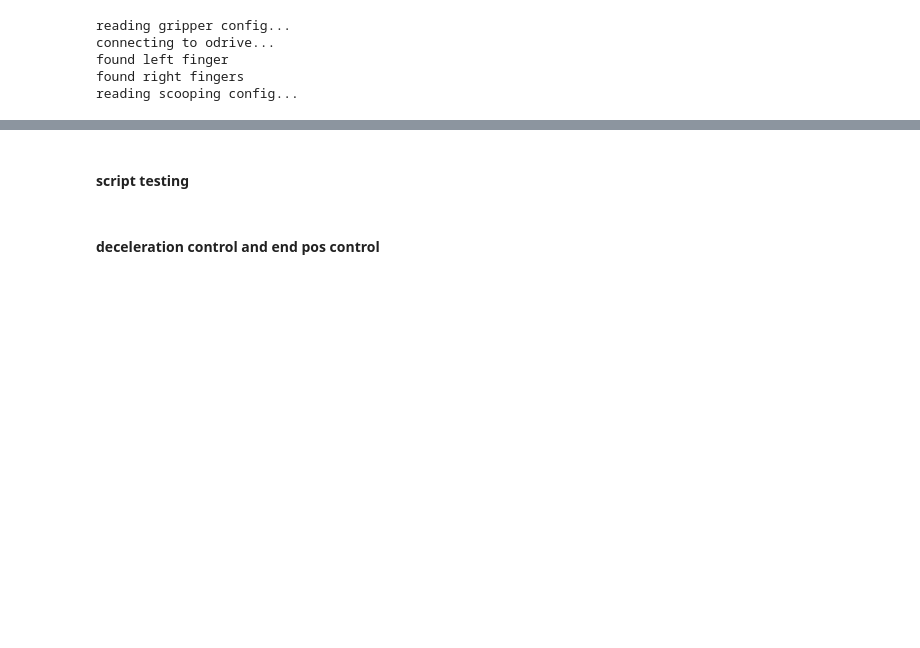
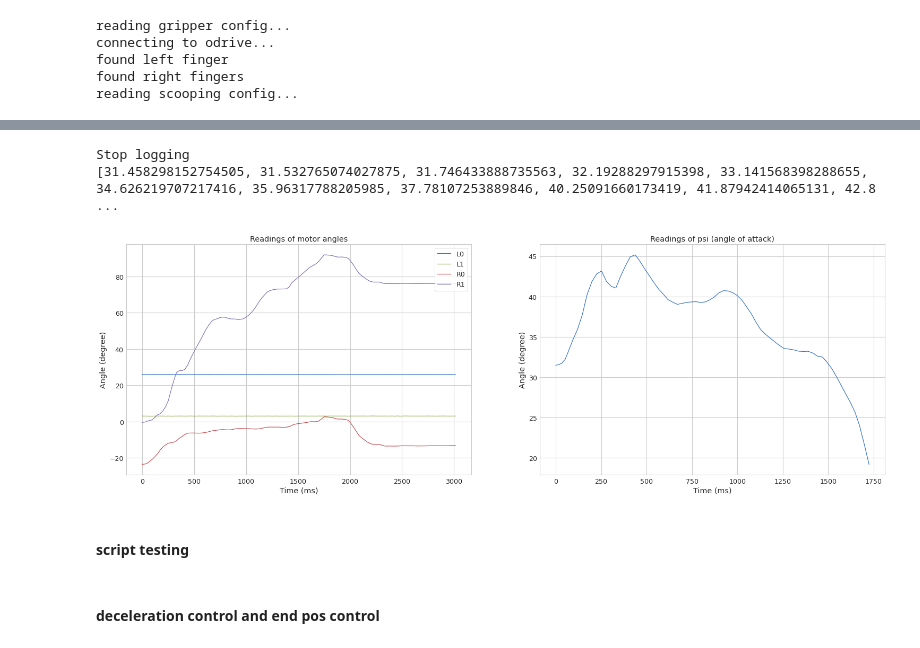
Before and after one commit to JS-RML/high_speed_scooping, a Jupyter notebook: script/scooping_test.ipynb, the cells around one changed output, grey strips where cells are left out. Cells and saved outputs as stored; diff of their text form; code cells hidden in the pictures; blank space fills up the shorter version.

```diff
--- a/script/scooping_test.ipynb
+++ b/script/scooping_test.ipynb
@@ -76,6 +85,10 @@ gripper.logged = True
 # %%
 gripper.logged = False
-gripper.display_log(30,True)
+gripper.display_log(30)
+# %% [output]
+Stop logging
+[31.458298152754505, 31.532765074027875, 31.746433888735563, 32.19288297915398, 33.141568398288655, 34.626219707217416, 35.96317788205985, 37.78107253889846, 40.25091660173419, 41.87942414065131, 42.8 ...
+[figure, added]
 # %% [markdown]
 #### script testing
 # %%
```
Also changed, not shown: parts of 7 cells of this notebook, 2 other files.
